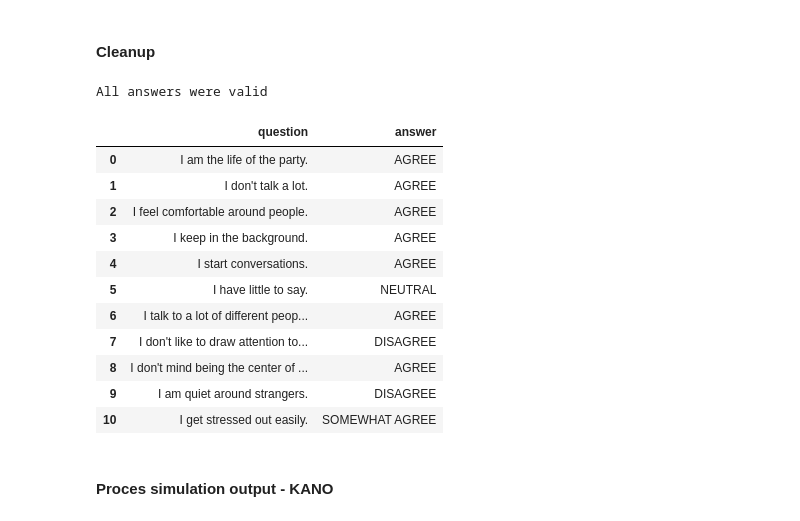
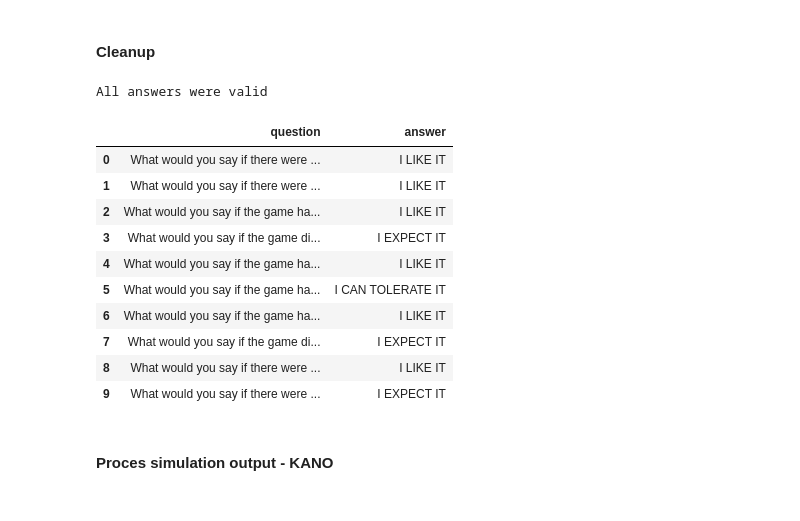
Before and after one commit to Brikas/Thesis, a Jupyter notebook: airidas.ipynb, the cells around one changed output. Drawn from its saved outputs; the diff is of its cells as text; code cells hidden in the pictures.

```diff
--- a/airidas.ipynb
+++ b/airidas.ipynb
@@ -114,8 +114,8 @@ Chat petyo has 169785 (12332 messages)
 # %%
 import survey
 importlib.reload(survey)
-csv_file = "surveys/survey_personality-test_v1.csv"
-surv = survey.PersonalitySurvey(csv_file)
+csv_file = "surveys/survey_kano-model_v1.csv"
+surv = survey.KanoSurvey(csv_file)
 # %% [markdown]
 ## Embedding
 # %% [markdown]
@@ -453,34 +515,33 @@ info: {'date': '2024-04-17_105046', 'EMBEDDING_NAMEID': 'test1', 'RETRIEVAL_PROM
 # %%
 # remove all characters from a black list from the column answer
 for substr in utils.BLACKLIST_ANSWER_SUBSTRINGS:
     df['answer'] = df['answer'].apply(lambda x: re.sub(substr, "", x))
 
 df['answer'] = df['answer'].str.upper()
 # Update isValid
 df['isValid'] = df['answer'].apply(lambda x: x in surv.POSSIBLE_ANSWERS)
 
 # if all values in isValid is true, drop the column, else print a message
 if df['isValid'].all():
     df = df.drop('isValid', axis=1)
     print("All answers were valid")
 else:
     print("Some answers were not valid")
 
-df
+df.head(n=10)
 # %% [output]
 All answers were valid
 |  | question | answer |
-| 0 | I am the life of the party. | AGREE |
-| 1 | I don't talk a lot. | AGREE |
-| 2 | I feel comfortable around people. | AGREE |
-| 3 | I keep in the background. | AGREE |
-| 4 | I start conversations. | AGREE |
-| 5 | I have little to say. | NEUTRAL |
-| 6 | I talk to a lot of different peop... | AGREE |
-| 7 | I don't like to draw attention to... | DISAGREE |
-| 8 | I don't mind being the center of ... | AGREE |
-| 9 | I am quiet around strangers. | DISAGREE |
-| 10 | I get stressed out easily. | SOMEWHAT AGREE |
+| 0 | What would you say if there were ... | I LIKE IT |
+| 1 | What would you say if there were ... | I LIKE IT |
+| 2 | What would you say if the game ha... | I LIKE IT |
+| 3 | What would you say if the game di... | I EXPECT IT |
+| 4 | What would you say if the game ha... | I LIKE IT |
+| 5 | What would you say if the game ha... | I CAN TOLERATE IT |
+| 6 | What would you say if the game ha... | I LIKE IT |
+| 7 | What would you say if the game di... | I EXPECT IT |
+| 8 | What would you say if there were ... | I LIKE IT |
+| 9 | What would you say if there were ... | I EXPECT IT |
 # %% [markdown]
 #### Proces simulation output - KANO
 # %%
```
Also changed, not shown: parts of 21 cells of this notebook, 49 other files.
